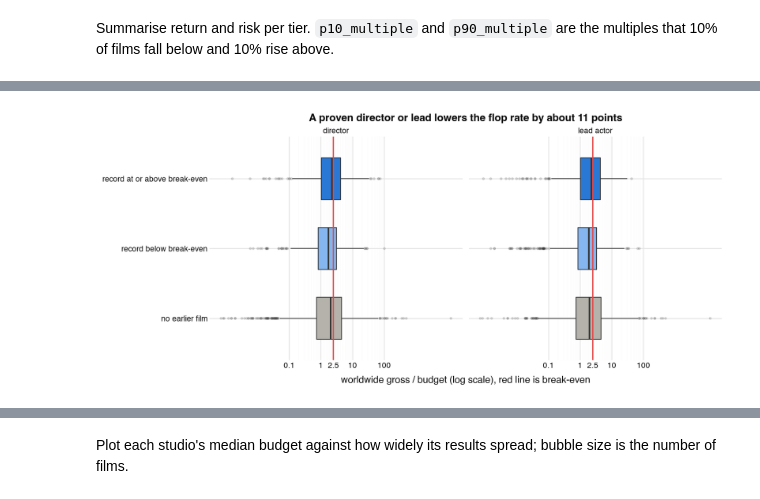
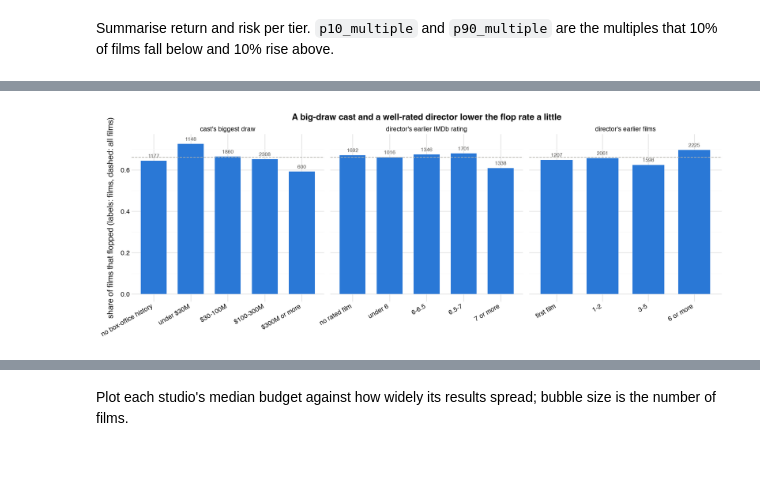
Before and after one commit to martin-gbeck/dao-movie-project, a Jupyter notebook: movie_studio.ipynb, the cells around one changed output, grey strips where cells are left out. Drawn from its saved outputs; the diff is of its cells as text; code cells hidden in the pictures; blank space fills up the shorter version.

```diff
--- a/movie_studio.ipynb
+++ b/movie_studio.ipynb
@@ -327 +340,13 @@ shape: (5, 2)
+# %%
+cpi = (
+    pl.read_csv(RAW / "fred/CPIAUCSL.csv", try_parse_dates=True)
+    .group_by(year=pl.col("observation_date").dt.year().cast(pl.Int32))
+    .agg(pl.col("CPIAUCSL").mean().alias("cpi"))
+)
+cpi_2024 = cpi.filter(pl.col("year") == 2024).item(0, "cpi")
+to_2024_dollars = cpi.select("year", to_2024_factor=cpi_2024 / pl.col("cpi"))
+sentiment = pl.read_csv(RAW / "fred/UMCSENT.csv", try_parse_dates=True).select(
+    release_month=pl.col("observation_date").dt.offset_by("1mo").dt.truncate("1mo"),
+    consumer_sentiment=pl.col("UMCSENT").cast(pl.Float64, strict=False),
+)
 # %% [markdown]
@@ -866,19 +1162,67 @@ Plot the multiple by track-record group, for directors and lead actors side by s
 # %%
+talent_groups = pl.concat(
+    [
+        dev.select(
+            "flop",
+            measure=pl.lit("director's earlier films"),
+            group=pl.col("director_prior_films")
+            .cut([0.5, 2.5, 5.5], labels=["first film", "1-2", "3-5", "6 or more"])
+            .cast(pl.String),
+        ),
+        dev.select(
+            "flop",
+            measure=pl.lit("director's earlier IMDb rating"),
+            group=pl.when(pl.col("director_prior_rating").is_null())
+            .then(pl.lit("no rated film"))
+            .otherwise(
+                pl.col("director_prior_rating")
+                .cut([6.0, 6.5, 7.0], labels=["under 6", "6-6.5", "6.5-7", "7 or more"])
+                .cast(pl.String)
+            ),
+        ),
+        dev.select(
+            "flop",
+            measure=pl.lit("cast's biggest draw"),
+            group=pl.when(pl.col("cast_best_log_gross").is_null())
+            .then(pl.lit("no box-office history"))
+            .otherwise(
+                pl.col("cast_best_log_gross")
+                .exp()
+                .cut(
+                    [30, 100, 300],
+                    labels=["under $30M", "$30-100M", "$100-300M", "$300M or more"],
+                )
+                .cast(pl.String)
+            ),
+        ),
+    ]
+)
+group_order = [
+    "first film", "1-2", "3-5", "6 or more",
+    "no rated film", "under 6", "6-6.5", "6.5-7", "7 or more",
+    "no box-office history", "under $30M", "$30-100M", "$100-300M", "$300M or more",
+]  # fmt: skip
+talent_summary = (
+    talent_groups.group_by("measure", "group")
+    .agg(pl.len().alias("films"), pl.col("flop").mean().alias("flop_share"))
+    .drop_nulls("group")
+    .with_columns(pl.col("group").cast(pl.Enum(group_order)))
+    .sort("measure", "group")
+)
+
 (
-    ggplot(talent, aes("record", "gross_multiple", fill="record"))
-    + geom_boxplot(outlier_alpha=0.15, outlier_size=0.8, width=0.6)
-    + geom_hline(yintercept=BREAK_EVEN_MULTIPLE, color=FLOP_RED, size=0.8)
-    + scale_y_log10(breaks=[0.1, 1, 2.5, 10, 100])
-    + scale_fill_manual(values=[CONTEXT, TIER_COLOURS[0], ACCENT])
-    + facet_wrap("role")
-    + coord_flip()
+    ggplot(talent_summary, aes("group", "flop_share"))
+    + geom_col(fill=ACCENT, width=0.7)
+    + geom_hline(yintercept=dev["flop"].mean(), color=CONTEXT, linetype="dashed")
+    + geom_text(aes(label="films"), va="bottom", size=7, color="#52514e", nudge_y=0.01)
+    + facet_wrap("measure", scales="free_x")
     + labs(
-        title="A proven director or lead lowers the flop rate by about 11 points",
+        title="A big-draw cast and a well-rated director lower the flop rate a little",
         x="",
-        y="worldwide gross / budget (log scale), red line is break-even",
+        y="share of films that flopped (labels: films, dashed: all films)",
     )
-    + theme(legend_position="none")
+    + theme(figure_size=(12, 4.5), axis_text_x=element_text(rotation=30, ha="right"))
 )
 # %% [output]
-[figure, old version]
+[figure, new version]
 # %% [markdown]
```
Also changed, not shown: parts of 81 cells of this notebook, 19 other files.
